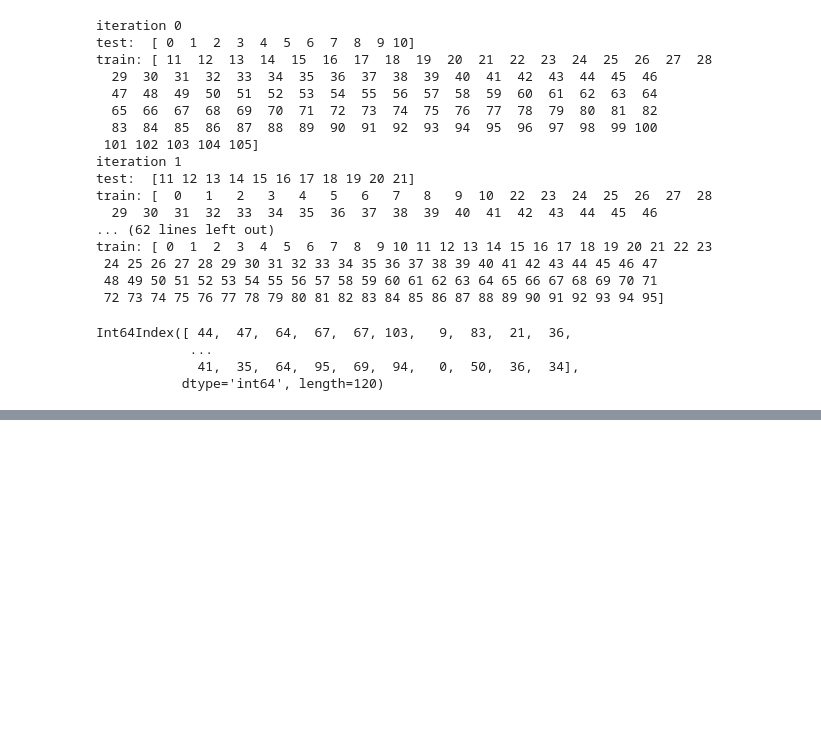
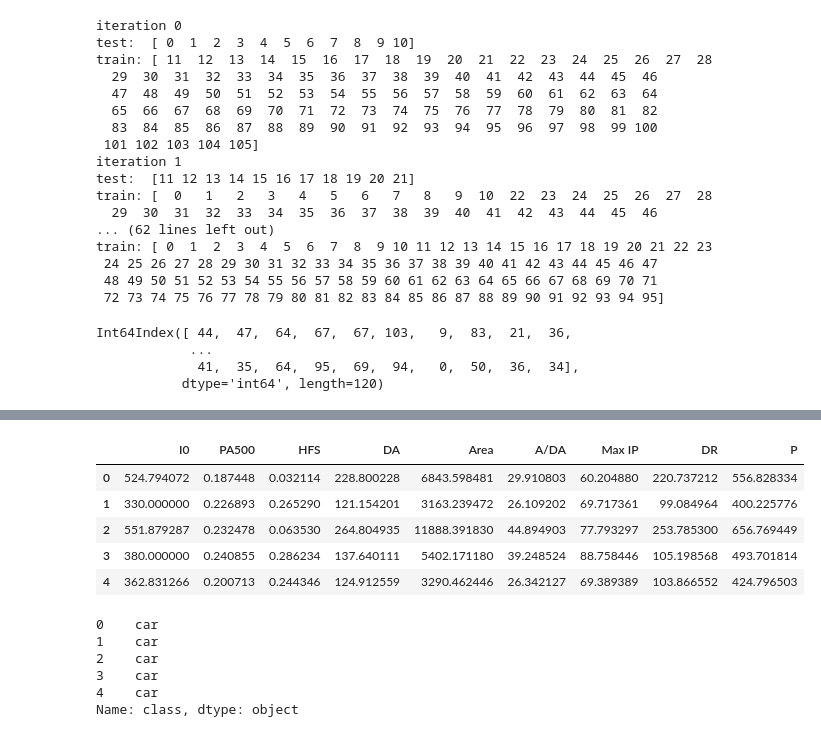
Before and after one commit to Swayam42/CollegeHub, a Jupyter notebook: 5th-SEM/ML-1/Classworks/Day_11/sklearn.ipynb, the cells around one changed output, grey strips where cells are left out. Saved outputs shown, nothing was run; the diff lists cells and outputs as text; code cells hidden in the pictures; blank space fills up the shorter version.

```diff
--- a/5th-SEM/ML-1/Classworks/Day_11/sklearn.ipynb
+++ b/5th-SEM/ML-1/Classworks/Day_11/sklearn.ipynb
@@ -125,0 +147,21 @@ Int64Index([ 44,  47,  64,  67,  67, 103,   9,  83,  21,  36,
+# %%
+from sklearn.tree import DecisionTreeClassifier as dtc
+predictors=data.iloc[:,0:9]
+predictors.head()
+# %% [output]
+|  | I0 | PA500 | HFS | DA | Area | A/DA | Max IP | DR | P |
+| 0 | 524.794072 | 0.187448 | 0.032114 | 228.800228 | 6843.598481 | 29.910803 | 60.204880 | 220.737212 | 556.828334 |
+| 1 | 330.000000 | 0.226893 | 0.265290 | 121.154201 | 3163.239472 | 26.109202 | 69.717361 | 99.084964 | 400.225776 |
+| 2 | 551.879287 | 0.232478 | 0.063530 | 264.804935 | 11888.391830 | 44.894903 | 77.793297 | 253.785300 | 656.769449 |
+| 3 | 380.000000 | 0.240855 | 0.286234 | 137.640111 | 5402.171180 | 39.248524 | 88.758446 | 105.198568 | 493.701814 |
+| 4 | 362.831266 | 0.200713 | 0.244346 | 124.912559 | 3290.462446 | 26.342127 | 69.389389 | 103.866552 | 424.796503 |
+# %%
+target=data.iloc[:,9]
+target.head()
+# %% [output]
+0    car
+1    car
+2    car
+3    car
+4    car
+Name: class, dtype: object
```
Also changed, not shown: parts of 4 cells of this notebook.
